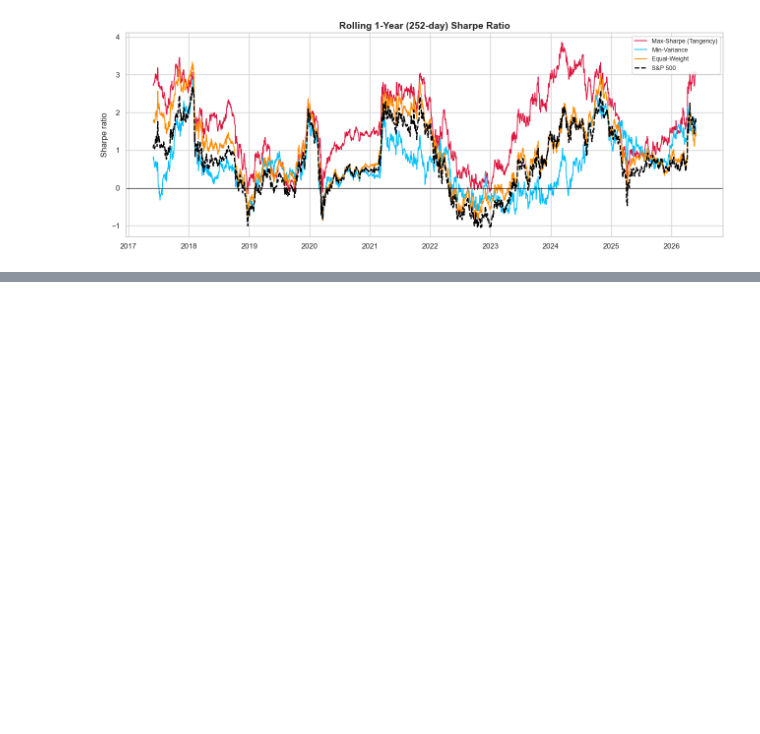
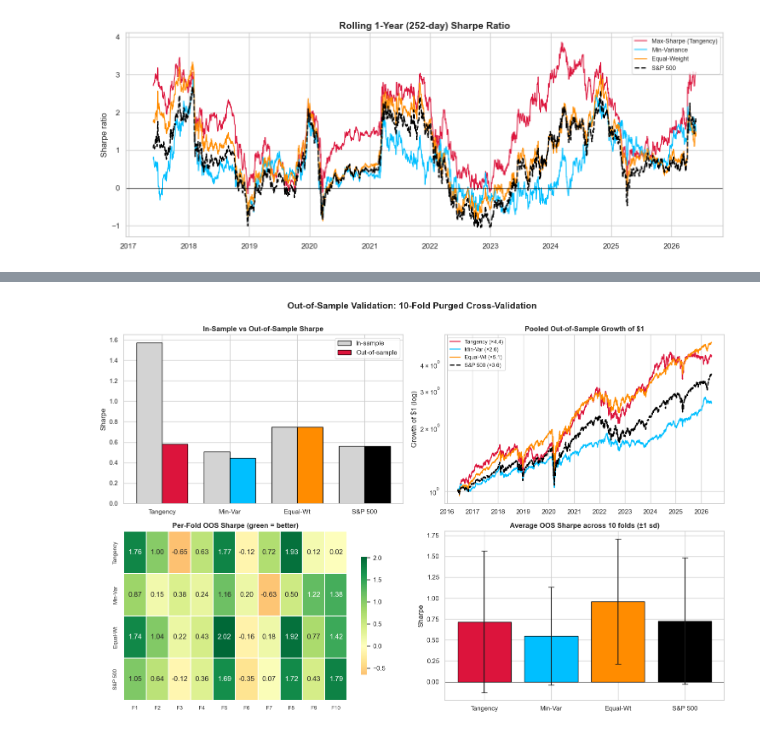
Before and after one commit to Michael-Nikolas-FTP/efficient-frontier-mpt, a Jupyter notebook: efficient_frontier.ipynb, the cells around one changed output, grey strips where cells are left out. Cells and saved outputs as stored; diff of their text form; code cells hidden in the pictures; blank space fills up the shorter version.

```diff
--- a/efficient_frontier.ipynb
+++ b/efficient_frontier.ipynb
@@ -604,0 +692,40 @@ an end-to-end Modern Portfolio Theory pipeline on real data.
+# %%
+def _fsh(d):
+    d = pd.Series(d); v = d.std() * np.sqrt(TRADING_DAYS); return (d.mean() * TRADING_DAYS - rf) / v
+is_sh  = {"Max-Sharpe (Tangency)": _fsh(returns.values @ w_ms), "Min-Variance": _fsh(returns.values @ w_mv),
+          "Equal-Weight": _fsh(returns.values @ w_eq), "S&P 500": _fsh(sp_ret.values)}
+oos_sh = {nm: _fsh(pooled[nm].dropna().values) for nm in oos_names}
+
+fig5, axs = plt.subplots(2, 2, figsize=(15, 10))
+xx = np.arange(len(oos_names)); wd = 0.38
+axs[0,0].bar(xx - wd/2, [is_sh[n] for n in oos_names], wd, label="In-sample", color="lightgray", edgecolor="black")
+axs[0,0].bar(xx + wd/2, [oos_sh[n] for n in oos_names], wd, label="Out-of-sample",
+             color=[colors[n] for n in oos_names], edgecolor="black")
+axs[0,0].set_xticks(xx); axs[0,0].set_xticklabels([short[n] for n in oos_names]); axs[0,0].axhline(0, color="black", lw=.6)
+axs[0,0].set_title("In-Sample vs Out-of-Sample Sharpe", weight="bold"); axs[0,0].set_ylabel("Sharpe"); axs[0,0].legend()
+
+for nm in oos_names:
+    eq = (1 + pooled[nm].dropna()).cumprod()
+    axs[0,1].plot(eq.index, eq, color=colors[nm], lw=2.0 if nm == "S&P 500" else 1.6,
+                  ls="--" if nm == "S&P 500" else "-", label=f"{short[nm]} (×{eq.iloc[-1]:.1f})")
+axs[0,1].set_yscale("log"); axs[0,1].set_title("Pooled Out-of-Sample Growth of $1", weight="bold")
+axs[0,1].set_ylabel("Growth of $1 (log)"); axs[0,1].legend(fontsize=9)
+
+Hm = pd.DataFrame({short[nm]: [records[nm][k]["Sharpe"] for k in range(K)] for nm in oos_names},
+                  index=[f"F{k+1}" for k in range(K)]).T
+sns.heatmap(Hm, annot=True, fmt=".2f", cmap="RdYlGn", center=0, ax=axs[1,0],
+            cbar_kws={"shrink": .7}, linewidths=.3)
+axs[1,0].set_title("Per-Fold OOS Sharpe (green = better)", weight="bold"); axs[1,0].tick_params(labelsize=9)
+
+av  = [np.nanmean([records[n][k]["Sharpe"] for k in range(K)]) for n in oos_names]
+sdv = [np.nanstd([records[n][k]["Sharpe"] for k in range(K)]) for n in oos_names]
+axs[1,1].bar(xx, av, yerr=sdv, capsize=5, color=[colors[n] for n in oos_names], edgecolor="black")
+axs[1,1].set_xticks(xx); axs[1,1].set_xticklabels([short[n] for n in oos_names]); axs[1,1].axhline(0, color="black", lw=.6)
+axs[1,1].set_title("Average OOS Sharpe across 10 folds (±1 sd)", weight="bold"); axs[1,1].set_ylabel("Sharpe")
+
+fig5.suptitle("Out-of-Sample Validation: 10-Fold Purged Cross-Validation", fontsize=15, weight="bold")
+fig5.tight_layout(rect=[0, 0, 1, 0.98])
+fig5.savefig("oos_purged_cv.png", dpi=200, bbox_inches="tight")
+plt.show()
+# %% [output]
+[figure, added]
```
Also changed, not shown: parts of 10 cells of this notebook, 4 other files.
